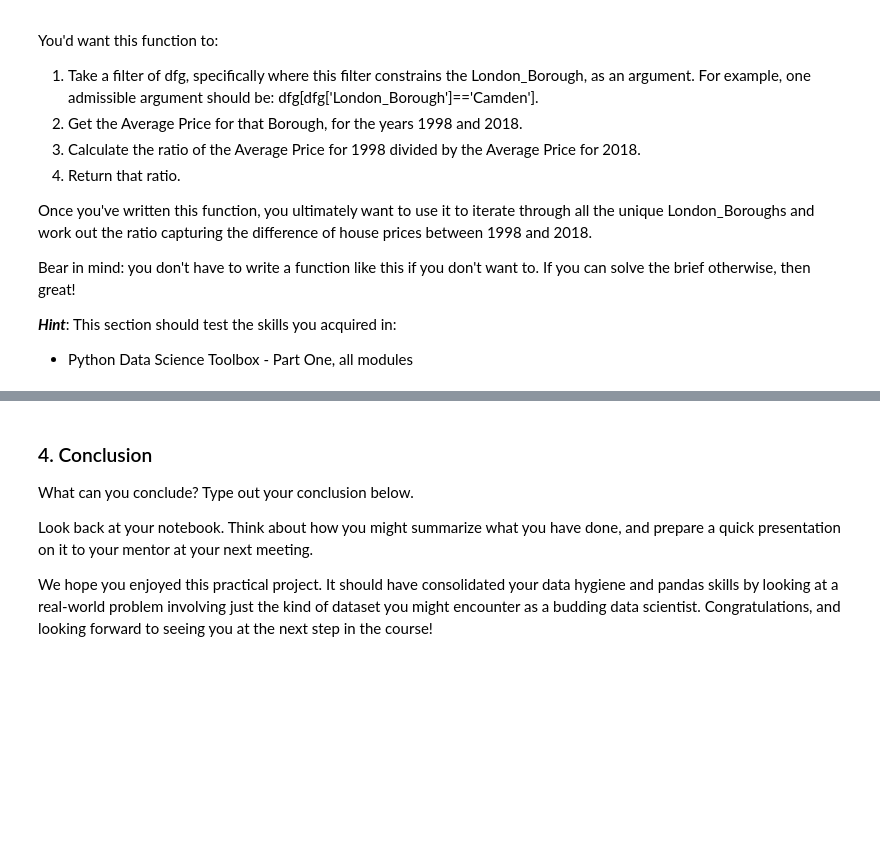
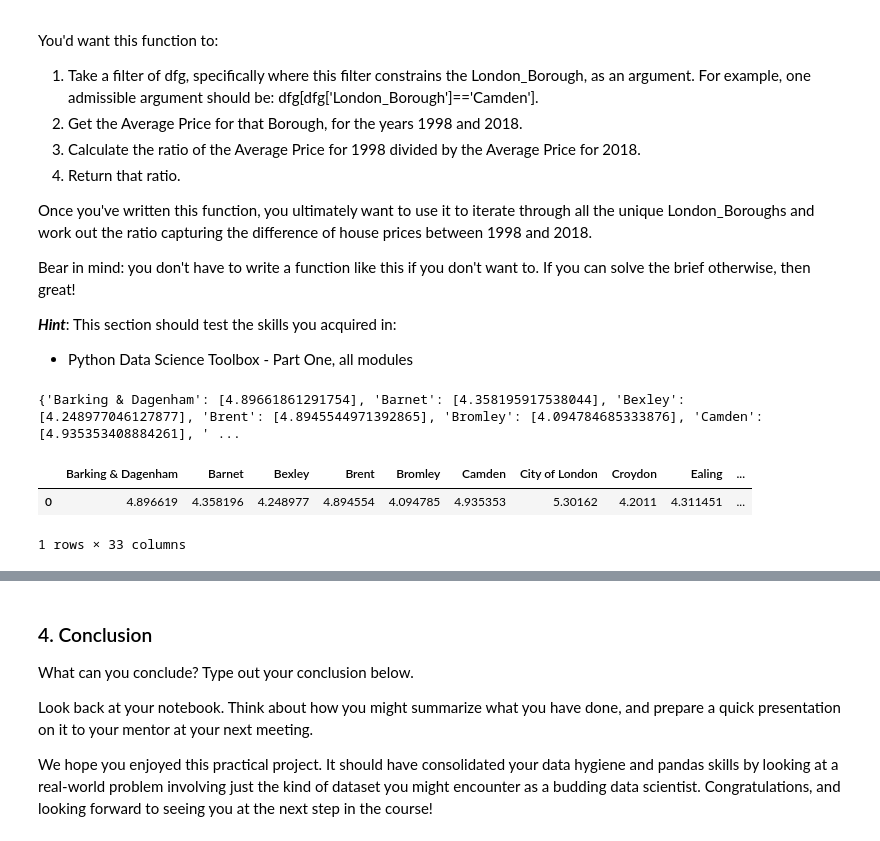
Before and after one commit to fugisawa/Springboard, a Jupyter notebook: Unit 4 Challenge - Tier 3.ipynb, the cells around one changed output, grey strips where cells are left out. Cells and saved outputs as stored; diff of their text form; code cells hidden in the pictures; blank space fills up the shorter version.

```diff
--- a/Unit 4 Challenge - Tier 3.ipynb
+++ b/Unit 4 Challenge - Tier 3.ipynb
@@ -291,3 +309,26 @@ Bear in mind: you don't have to write a function like this if you don't want to.
 
 ***Hint***: This section should test the skills you acquired in:
 - Python Data Science Toolbox - Part One, all modules
+# %%
+def create_price_ratio(d):
+    y1998 = float(d['Average_price'][d['Year']==1998])
+    y2018 = float(d['Average_price'][d['Year']==2018])
+    ratio = [y2018/y1998]
+    return ratio
+# %%
+final = dict()
+
+for b in dfg['London_Borough'].unique():
+    borough = dfg[dfg['London_Borough'] == b]
+    final[b] = create_price_ratio(borough)
+
+print(final)
+# %% [output]
+{'Barking & Dagenham': [4.89661861291754], 'Barnet': [4.358195917538044], 'Bexley': [4.248977046127877], 'Brent': [4.8945544971392865], 'Bromley': [4.094784685333876], 'Camden': [4.935353408884261], ' ...
+# %%
+df_ratios = pd.DataFrame(final)
+df_ratios.head()
+# %% [output]
+|  | Barking & Dagenham | Barnet | Bexley | Brent | Bromley | Camden | City of London | Croydon | Ealing | ... |
+| 0 | 4.896619 | 4.358196 | 4.248977 | 4.894554 | 4.094785 | 4.935353 | 5.30162 | 4.2011 | 4.311451 | ... |
+1 rows × 33 columns
```
Also changed, not shown: parts of 3 cells of this notebook.
